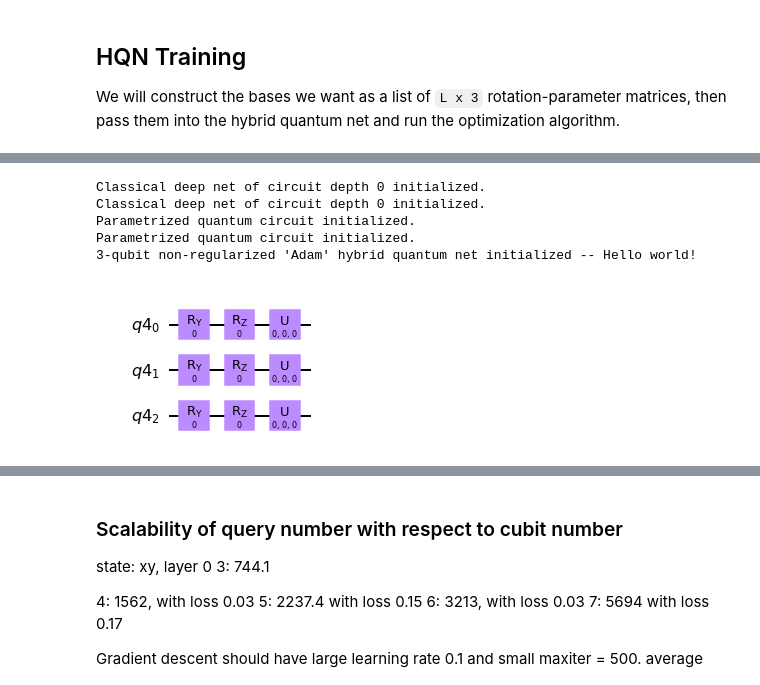
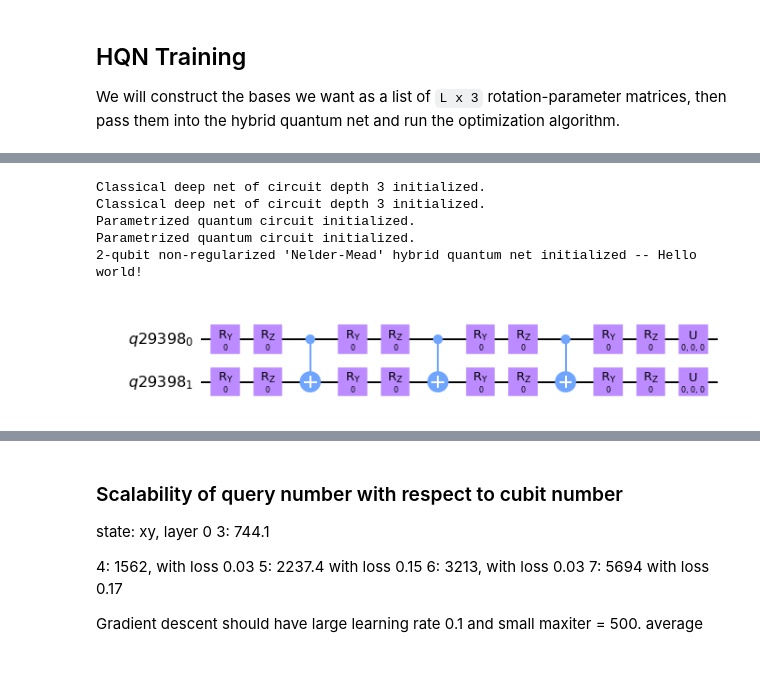
Before and after one commit to jz-lu/symmetry-learning, a Jupyter notebook: HQN.ipynb, the cells around one changed output, grey strips where cells are left out. Saved outputs shown, nothing was run; the diff lists cells and outputs as text; code cells hidden in the pictures.

```diff
--- a/HQN.ipynb
+++ b/HQN.ipynb
@@ -37,9 +22,9 @@ The below flags control all the main parts of a run. The only things you
 would need to change besides these is the optimization parameters, like which
 algorithm to use, learning rate, maximum iterations, etc.
 """
-CIRCUIT_DEPTH = 0 # Depth of the parameterized quantum circuit
-STATE_TYPE = 'Rydberg'
-NUM_QUBITS = 3
+CIRCUIT_DEPTH = 3 # Depth of the parameterized quantum circuit
+STATE_TYPE = 'GHZ'
+NUM_QUBITS = 2
 USE_REGULARIZER = False
 # %%
 """[Notes on the states]
@@ -56,6 +41,7 @@ if STATE_TYPE == 'GHZ':
     state = Statevector.from_int(0, 2**NUM_QUBITS)
     qc = GHZ_state_circuit(L=NUM_QUBITS)
     print(qc)
+    qc.x(0)
     state = state.evolve(qc)
 elif STATE_TYPE == 'XY':
     # Prepare: XY(L) (from: ED)
@@ -75,6 +61,9 @@ else:
     raise TypeError("Invalid state type specified.")
 param_shape = (state.num_qubits, CIRCUIT_DEPTH+1, PARAM_PER_QUBIT_PER_DEPTH)
 
+
+
+
 # Visualize the distribution
 plt.bar(qubit_expansion(state.num_qubits), state.probabilities())
 plt.title(f"{NUM_QUBITS}-{STATE_TYPE} State Distribution (z-basis)")
@@ -111,20 +103,20 @@ plt.show()
 # %%
 # Start up the HQN
 disp = False # Display convergence messages from optimizer
 
-hqn = HQNet(state, bases, eta=0.1, maxiter=50, disp=disp,
-            mode='Adam', depth=CIRCUIT_DEPTH,
+hqn = HQNet(state, bases, eta=0.1, maxiter=5000, disp=disp,
+            mode='Nelder-Mead', depth=CIRCUIT_DEPTH,
             metric_func=KL, regularize=False)
 
 # Examine the parametrized circuit
 hqn.view_circuit().draw(output='mpl')
 # %% [output]
-Classical deep net of circuit depth 0 initialized.
-Classical deep net of circuit depth 0 initialized.
+Classical deep net of circuit depth 3 initialized.
+Classical deep net of circuit depth 3 initialized.
 Parametrized quantum circuit initialized.
 Parametrized quantum circuit initialized.
-3-qubit non-regularized 'Adam' hybrid quantum net initialized -- Hello world!
+2-qubit non-regularized 'Nelder-Mead' hybrid quantum net initialized -- Hello world!
-[figure, old version]
+[figure, new version]
 # %%
 # Optimize a few times.
 NRUN = 10
```
Also changed, not shown: parts of 8 cells of this notebook, 8 other files.
